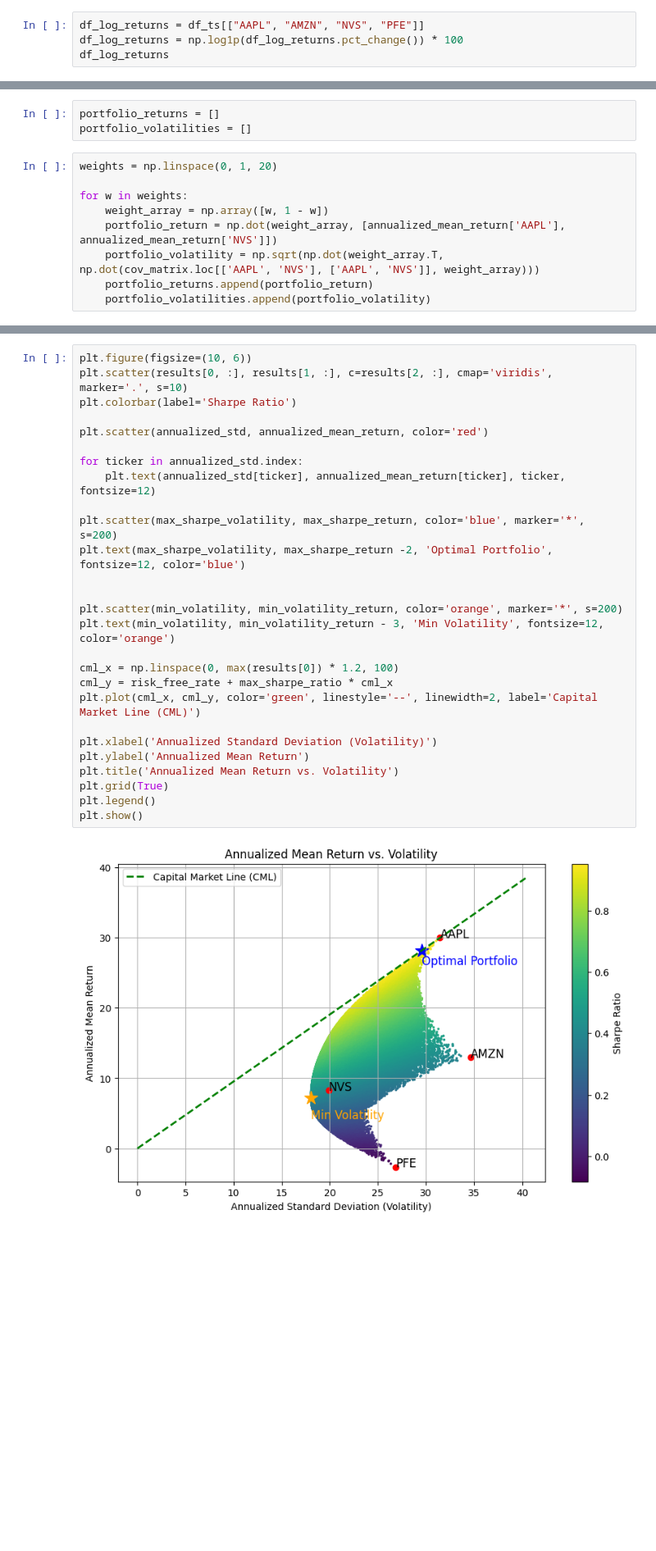
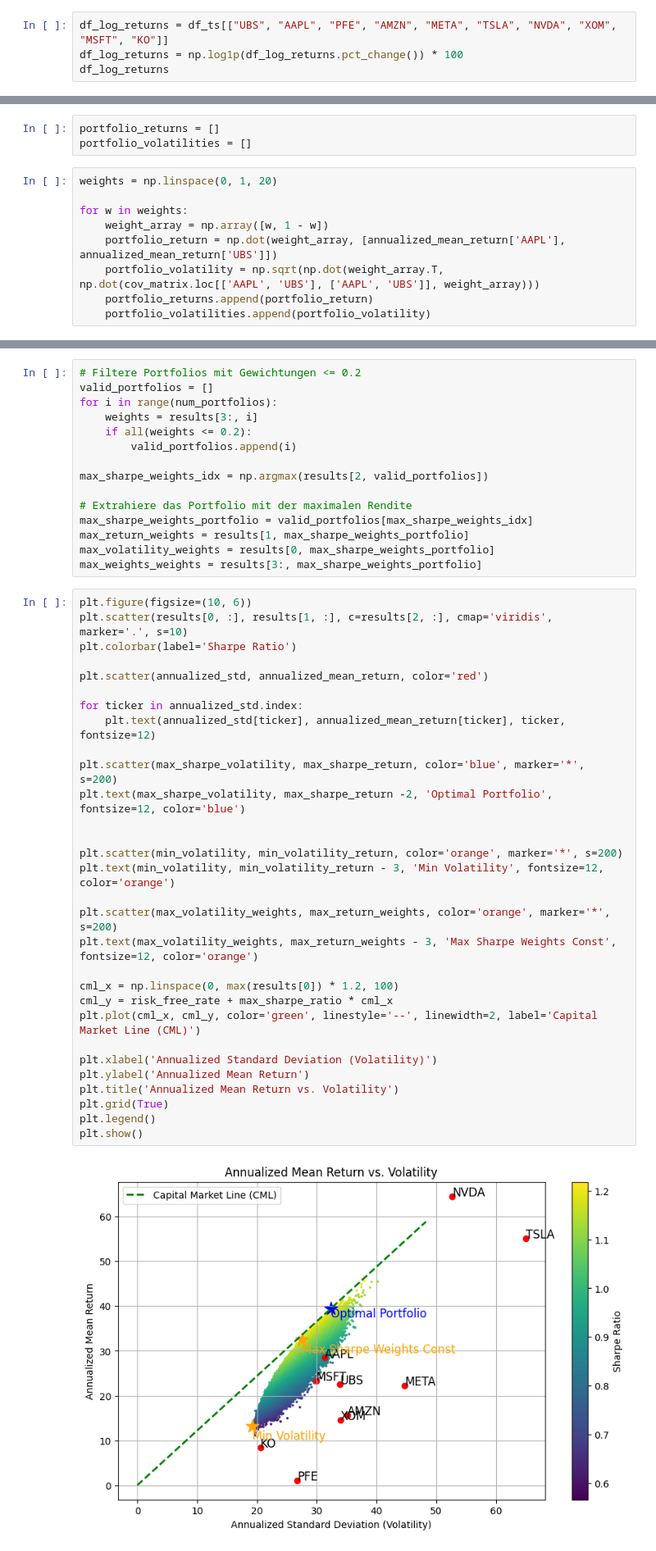
Before and after one commit to patschue/Finance-Portfolio-SQL-Python, a Jupyter notebook: portfolio_optimization.ipynb, the cells around one changed output, grey strips where cells are left out. Shown at 82% size. Cells and saved outputs as stored; diff of their text form; blank space fills up the shorter version.

Commit message:
Added portfolio risk metrics

```diff
--- a/portfolio_optimization.ipynb
+++ b/portfolio_optimization.ipynb
@@ -53,5 +53,5 @@ df_ts
 # %%
-df_log_returns = df_ts[["AAPL", "AMZN", "NVS", "PFE"]]
+df_log_returns = df_ts[["UBS", "AAPL", "PFE", "AMZN", "META", "TSLA", "NVDA", "XOM", "MSFT", "KO"]]
 df_log_returns = np.log1p(df_log_returns.pct_change()) * 100
 df_log_returns
 # %% [output]
@@ -136,8 +160,8 @@ weights = np.linspace(0, 1, 20)
 
 for w in weights:
     weight_array = np.array([w, 1 - w])
-    portfolio_return = np.dot(weight_array, [annualized_mean_return['AAPL'], annualized_mean_return['NVS']])
-    portfolio_volatility = np.sqrt(np.dot(weight_array.T, np.dot(cov_matrix.loc[['AAPL', 'NVS'], ['AAPL', 'NVS']], weight_array)))
+    portfolio_return = np.dot(weight_array, [annualized_mean_return['AAPL'], annualized_mean_return['UBS']])
+    portfolio_volatility = np.sqrt(np.dot(weight_array.T, np.dot(cov_matrix.loc[['AAPL', 'UBS'], ['AAPL', 'UBS']], weight_array)))
     portfolio_returns.append(portfolio_return)
     portfolio_volatilities.append(portfolio_volatility)
 # %%
@@ -191,35 +215,53 @@ max_sharpe_ratio = results[2, max_sharpe_idx]
 max_sharpe_volatility = results[0, max_sharpe_idx]
 max_sharpe_return = results[1, max_sharpe_idx]
 max_sharpe_weights = results[3:, max_sharpe_idx]
+# %%
+# Filtere Portfolios mit Gewichtungen <= 0.2
+valid_portfolios = []
+for i in range(num_portfolios):
+    weights = results[3:, i]
+    if all(weights <= 0.2):
+        valid_portfolios.append(i)
+
+max_sharpe_weights_idx = np.argmax(results[2, valid_portfolios])
+
+# Extrahiere das Portfolio mit der maximalen Rendite
+max_sharpe_weights_portfolio = valid_portfolios[max_sharpe_weights_idx]
+max_return_weights = results[1, max_sharpe_weights_portfolio]
+max_volatility_weights = results[0, max_sharpe_weights_portfolio]
+max_weights_weights = results[3:, max_sharpe_weights_portfolio]
 # %%
 plt.figure(figsize=(10, 6))
 plt.scatter(results[0, :], results[1, :], c=results[2, :], cmap='viridis', marker='.', s=10)
 plt.colorbar(label='Sharpe Ratio')
 
 plt.scatter(annualized_std, annualized_mean_return, color='red')
 
 for ticker in annualized_std.index:
     plt.text(annualized_std[ticker], annualized_mean_return[ticker], ticker, fontsize=12)
 
 plt.scatter(max_sharpe_volatility, max_sharpe_return, color='blue', marker='*', s=200)
 plt.text(max_sharpe_volatility, max_sharpe_return -2, 'Optimal Portfolio', fontsize=12, color='blue')
 
 
 plt.scatter(min_volatility, min_volatility_return, color='orange', marker='*', s=200)
 plt.text(min_volatility, min_volatility_return - 3, 'Min Volatility', fontsize=12, color='orange')
 
+plt.scatter(max_volatility_weights, max_return_weights, color='orange', marker='*', s=200)
+plt.text(max_volatility_weights, max_return_weights - 3, 'Max Sharpe Weights Const', fontsize=12, color='orange')
+
 cml_x = np.linspace(0, max(results[0]) * 1.2, 100)
 cml_y = risk_free_rate + max_sharpe_ratio * cml_x
 plt.plot(cml_x, cml_y, color='green', linestyle='--', linewidth=2, label='Capital Market Line (CML)')
 
 plt.xlabel('Annualized Standard Deviation (Volatility)')
 plt.ylabel('Annualized Mean Return')
 plt.title('Annualized Mean Return vs. Volatility')
 plt.grid(True)
 plt.legend()
 plt.show()
 # %% [output]
-[figure, old version]
+[figure, new version]
 # %%
 print(f"\nPortfolio mit der geringsten Volatilität:")
 print(f"Volatilität: {min_volatility:.4f}")
```
Also changed, not shown: parts of 12 cells of this notebook, 2 other files.
